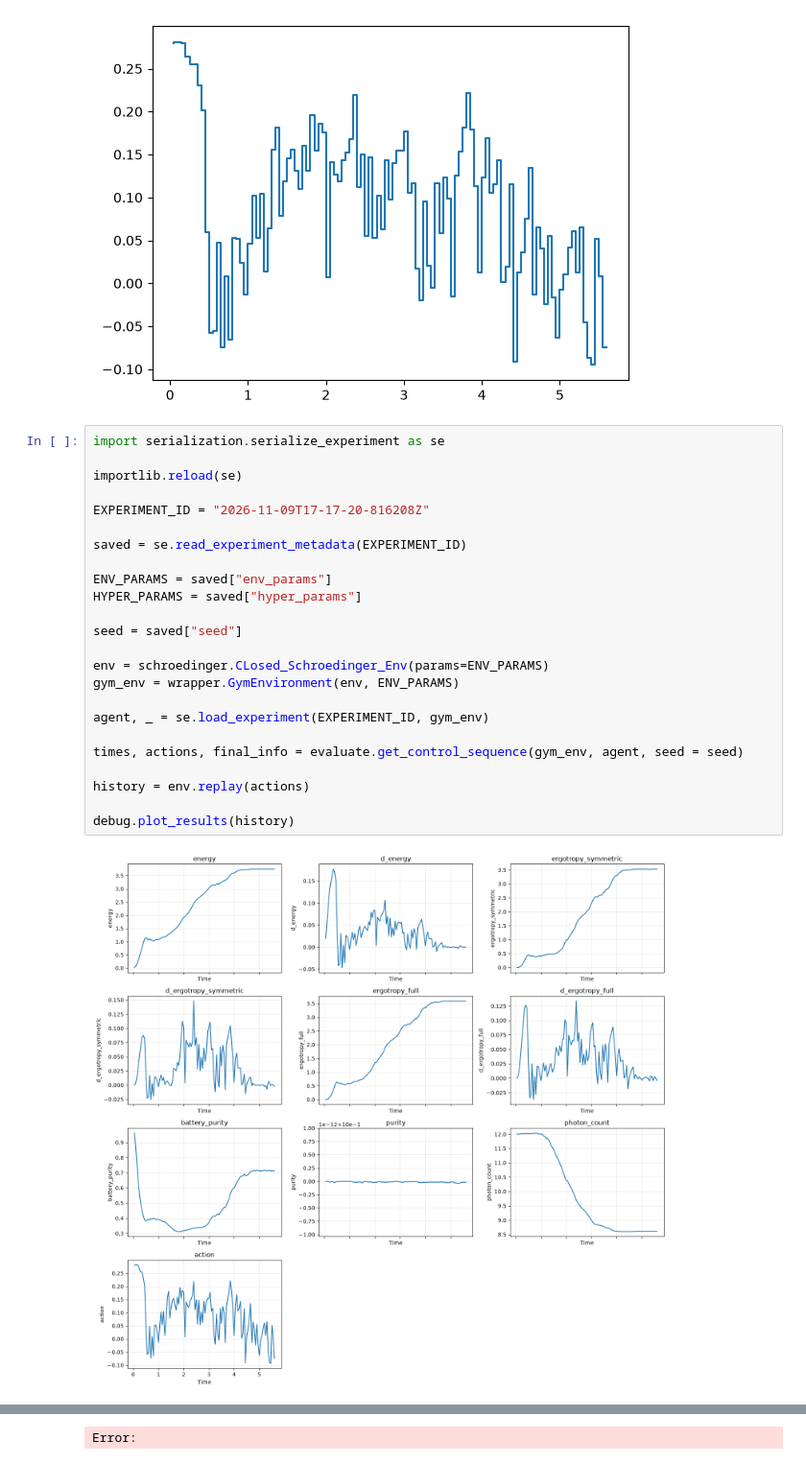
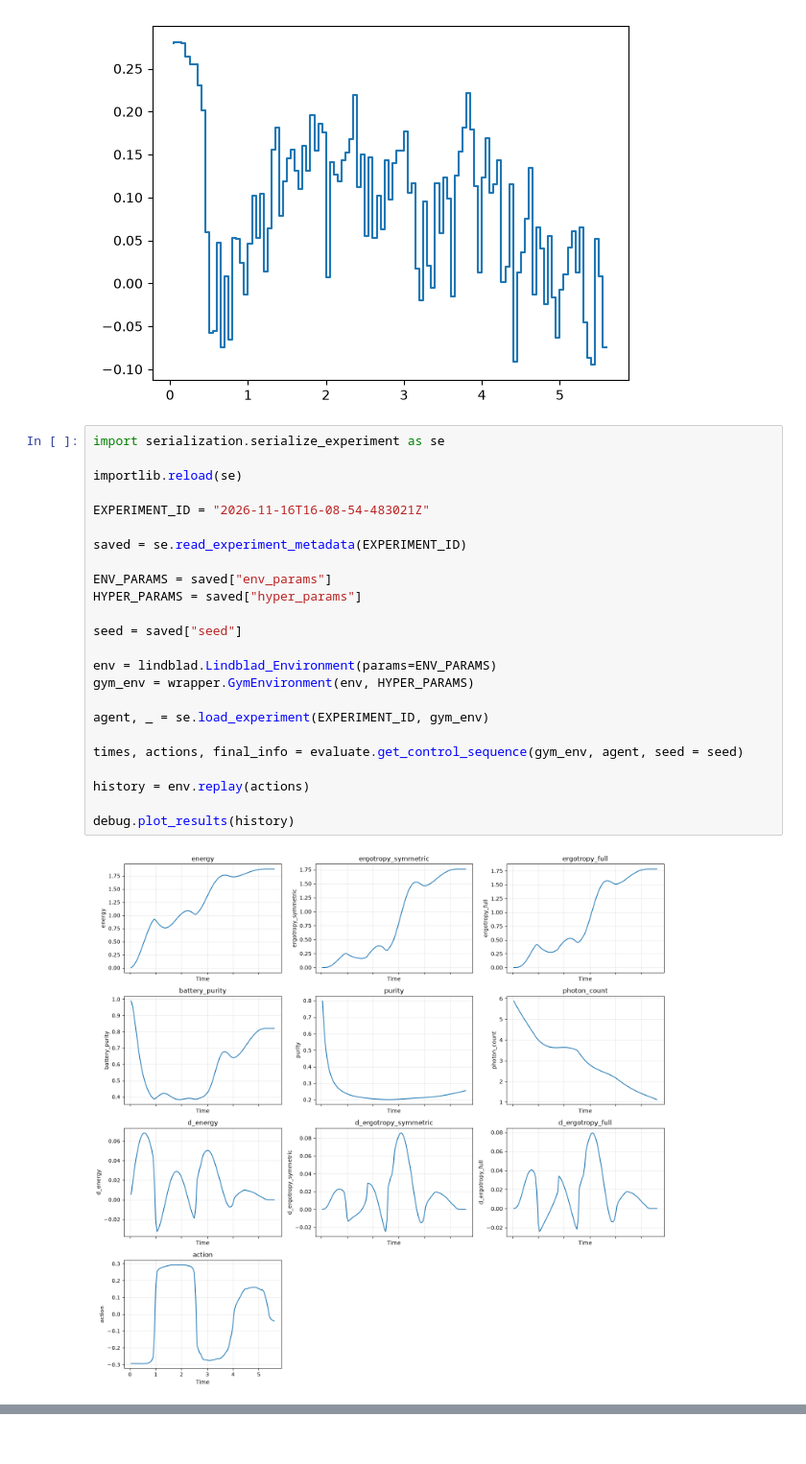
Before and after one commit to philipprichter3/Masters-Thesis, a Jupyter notebook: jupyter/schroedinger_SAC.ipynb, the cells around one changed output, grey strips where cells are left out. Shown at 96% size. Drawn from its saved outputs; the diff is of its cells as text.

```diff
--- a/jupyter/schroedinger_SAC.ipynb
+++ b/jupyter/schroedinger_SAC.ipynb
@@ -124,26 +125,26 @@ plt.show()
 # %%
 import serialization.serialize_experiment as se
 
 importlib.reload(se)
 
-EXPERIMENT_ID = "2026-11-09T17-17-20-816208Z"
+EXPERIMENT_ID = "2026-11-16T16-08-54-483021Z"
 
 saved = se.read_experiment_metadata(EXPERIMENT_ID)
 
 ENV_PARAMS = saved["env_params"]
 HYPER_PARAMS = saved["hyper_params"]
 
 seed = saved["seed"]
 
-env = schroedinger.CLosed_Schroedinger_Env(params=ENV_PARAMS)
-gym_env = wrapper.GymEnvironment(env, ENV_PARAMS)
+env = lindblad.Lindblad_Environment(params=ENV_PARAMS)
+gym_env = wrapper.GymEnvironment(env, HYPER_PARAMS)
 
 agent, _ = se.load_experiment(EXPERIMENT_ID, gym_env)
 
 times, actions, final_info = evaluate.get_control_sequence(gym_env, agent, seed = seed)
 
 history = env.replay(actions)
 
 debug.plot_results(history)
 # %% [output]
-[figure, old version]
+[figure, new version]
@@ -151 +150,0 @@ debug.plot_results(history)
-Error:
```
Also changed, not shown: parts of 2 cells of this notebook, 14 other files.
